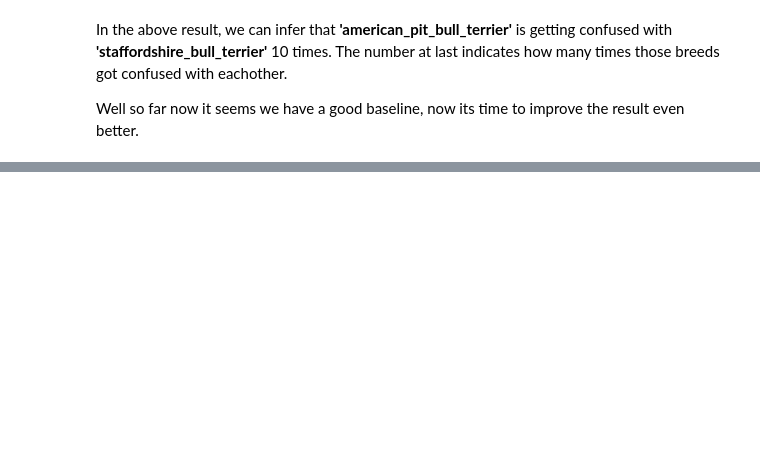
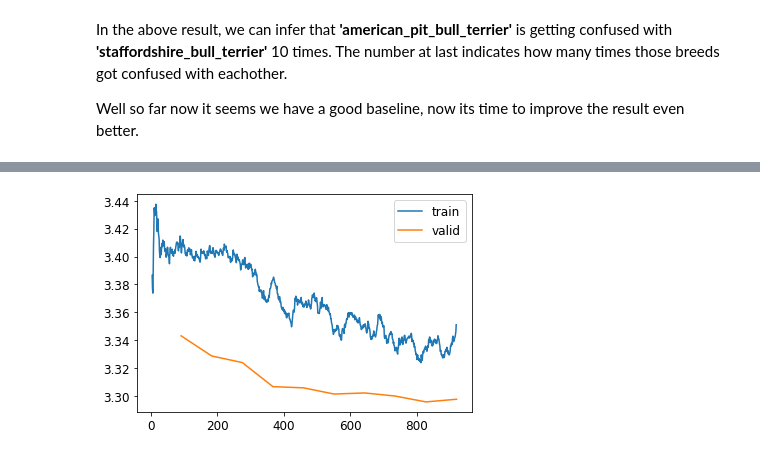
Before and after one commit to ashikshafi08/Learning-Fastai, a Jupyter notebook: Chapters Notebooks/Image_Classification.ipynb, the cells around one changed output, grey strips where cells are left out. Saved outputs shown, nothing was run; the diff lists cells and outputs as text; code cells hidden in the pictures; blank space fills up the shorter version.

```diff
--- a/Chapters Notebooks/Image_Classification.ipynb
+++ b/Chapters Notebooks/Image_Classification.ipynb
@@ -671,0 +829,4 @@ The first thing to look up when training a model is the learning rate. As seen b
+# %%
+# Step 4- After finding the learning rate, train with the whole network.
+
+learn.fit_one_cycle(6 , lr_max=1e-2)
@@ -671,0 +872,11 @@ The first thing to look up when training a model is the learning rate. As seen b
+# %%
+# Using discriminative learning rate technique, using resnet
+
+# Training the randomly added layers (output layer)
+learn.fit_one_cycle(3 , 4e-2)
+
+# Unfreezing the other layers, now a whole neural network back in action
+learn.unfreeze()
+
+# Using discriminative lr technique
+learn.fit_one_cycle(15 , lr_max=slice(1e-5 , 1e-2)) # lower to higer lr
@@ -671,0 +904,6 @@ The first thing to look up when training a model is the learning rate. As seen b
+# %%
+# Plotting the graph of training and validation loss
+
+learn.recorder.plot_loss()
+# %% [output]
+[figure, added]
```
Also changed, not shown: parts of 33 cells of this notebook.
